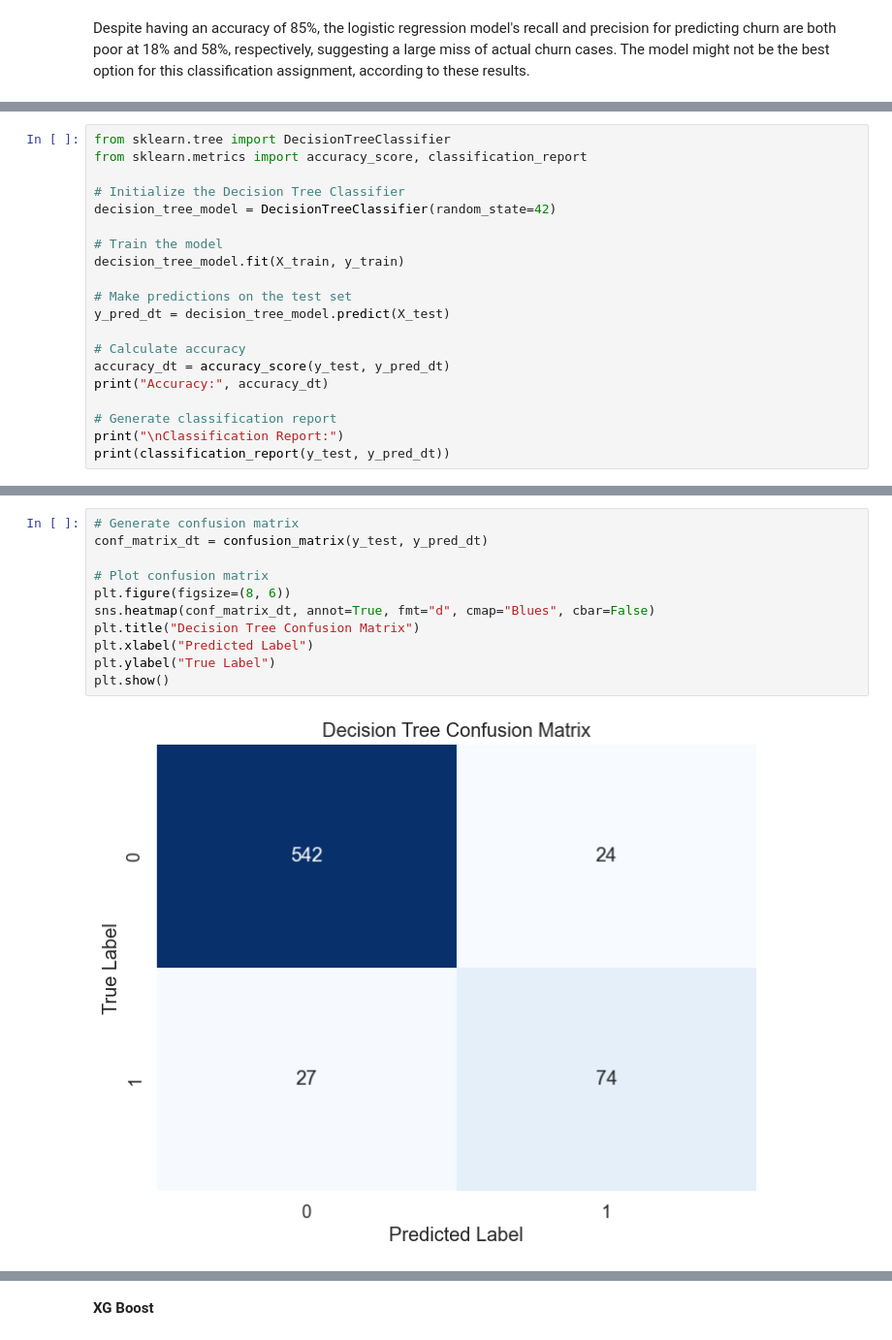
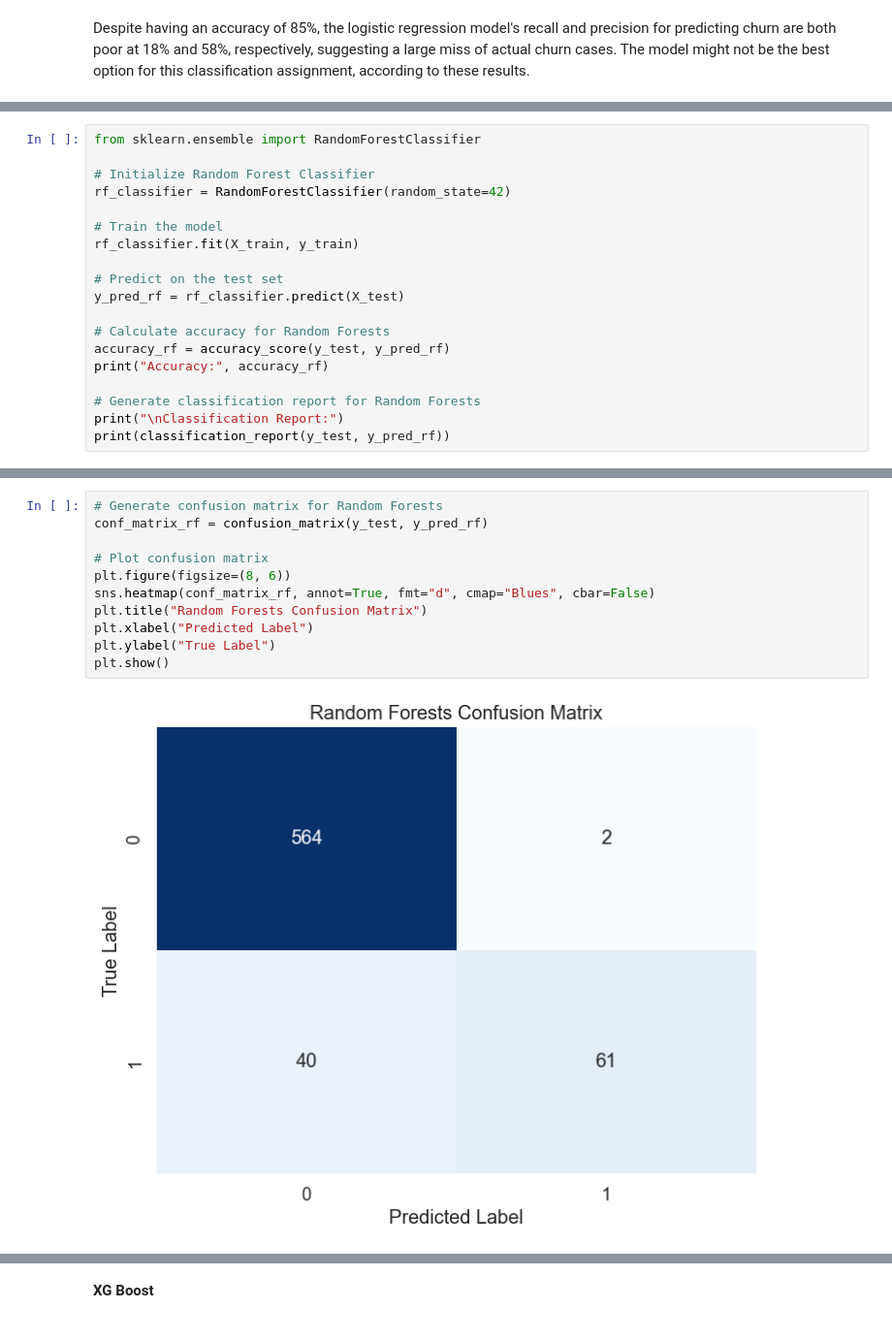
Before and after one commit to EMARIUS98/Project-3, a Jupyter notebook: project 3 .ipynb, the cells around one changed output, grey strips where cells are left out. Shown at 97% size. Saved outputs shown, nothing was run; the diff lists cells and outputs as text.

```diff
--- a/project 3 .ipynb
+++ b/project 3 .ipynb
@@ -706,21 +673,20 @@ Despite having an accuracy of 85%, the logistic regression model's recall and pr
 # %%
-from sklearn.tree import DecisionTreeClassifier
-from sklearn.metrics import accuracy_score, classification_report
+from sklearn.ensemble import RandomForestClassifier
 
-# Initialize the Decision Tree Classifier
-decision_tree_model = DecisionTreeClassifier(random_state=42)
+# Initialize Random Forest Classifier
+rf_classifier = RandomForestClassifier(random_state=42)
 
 # Train the model
-decision_tree_model.fit(X_train, y_train)
+rf_classifier.fit(X_train, y_train)
 
-# Make predictions on the test set
-y_pred_dt = decision_tree_model.predict(X_test)
+# Predict on the test set
+y_pred_rf = rf_classifier.predict(X_test)
 
-# Calculate accuracy
-accuracy_dt = accuracy_score(y_test, y_pred_dt)
-print("Accuracy:", accuracy_dt)
+# Calculate accuracy for Random Forests
+accuracy_rf = accuracy_score(y_test, y_pred_rf)
+print("Accuracy:", accuracy_rf)
 
-# Generate classification report
+# Generate classification report for Random Forests
 print("\nClassification Report:")
-print(classification_report(y_test, y_pred_dt))
+print(classification_report(y_test, y_pred_rf))
 # %% [output]
@@ -738,13 +704,13 @@ weighted avg       0.92      0.92      0.92       667
 # %%
-# Generate confusion matrix
-conf_matrix_dt = confusion_matrix(y_test, y_pred_dt)
+# Generate confusion matrix for Random Forests
+conf_matrix_rf = confusion_matrix(y_test, y_pred_rf)
 
 # Plot confusion matrix
 plt.figure(figsize=(8, 6))
-sns.heatmap(conf_matrix_dt, annot=True, fmt="d", cmap="Blues", cbar=False)
-plt.title("Decision Tree Confusion Matrix")
+sns.heatmap(conf_matrix_rf, annot=True, fmt="d", cmap="Blues", cbar=False)
+plt.title("Random Forests Confusion Matrix")
 plt.xlabel("Predicted Label")
 plt.ylabel("True Label")
 plt.show()
 # %% [output]
-[figure, old version]
+[figure, new version]
```
Also changed, not shown: parts of 31 cells of this notebook.
